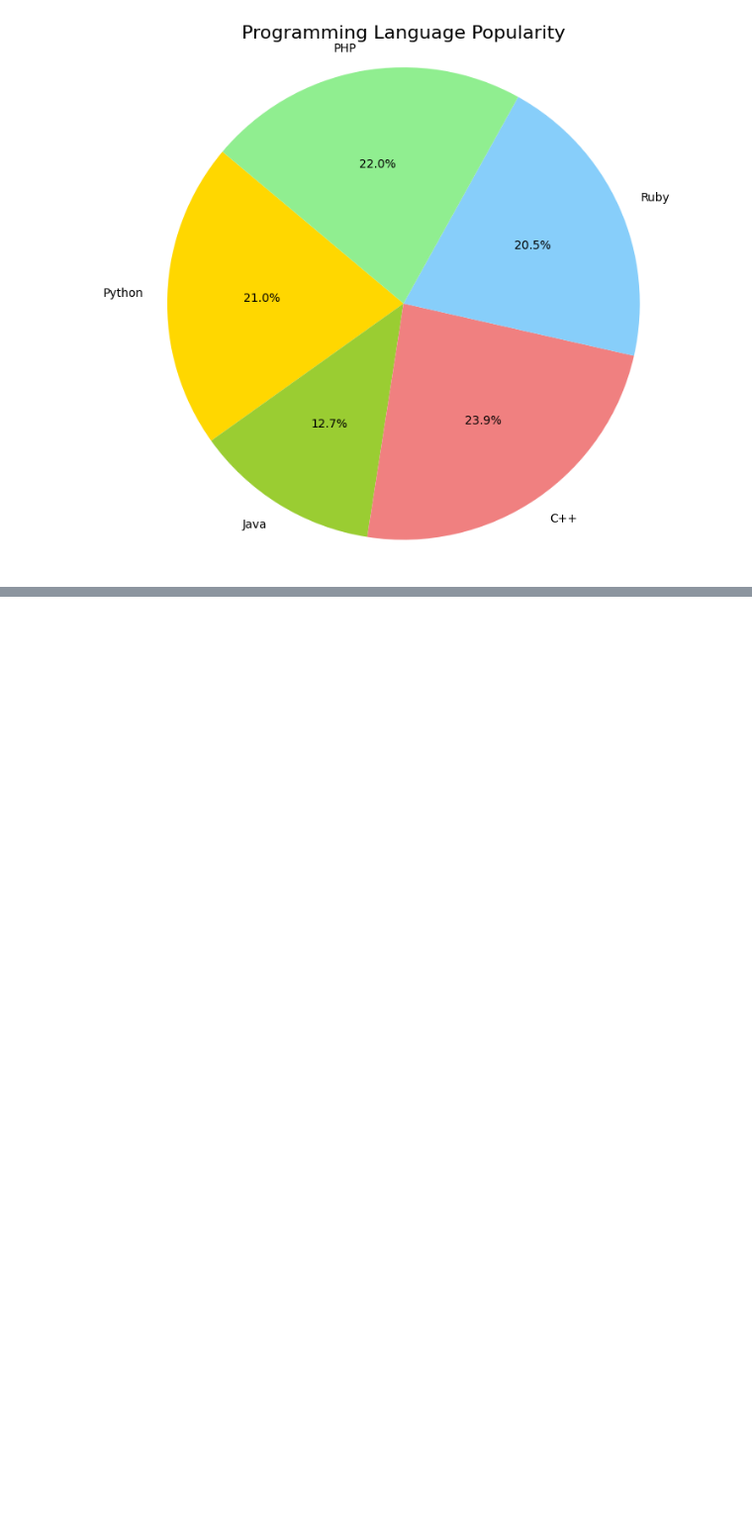
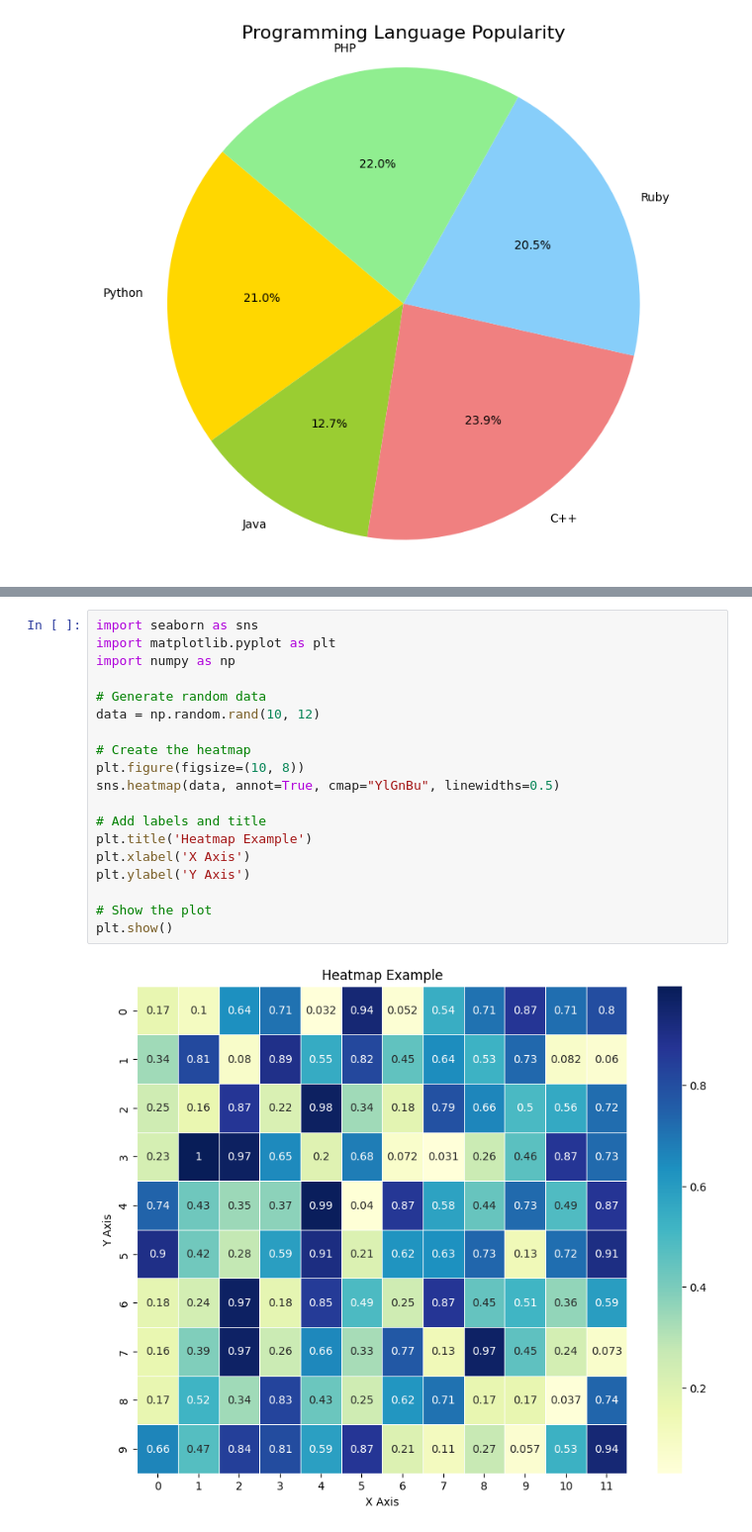
Before and after one commit to cruvss/2D-Data-Visualization, a Jupyter notebook: notebook.ipynb, the cells around one changed output, grey strips where cells are left out. Shown at 99% size. Cells and saved outputs as stored; diff of their text form; blank space fills up the shorter version.

```diff
--- a/notebook.ipynb
+++ b/notebook.ipynb
@@ -330,0 +431,21 @@ plt.show()
+# %%
+import seaborn as sns
+import matplotlib.pyplot as plt
+import numpy as np
+
+# Generate random data
+data = np.random.rand(10, 12)
+
+# Create the heatmap
+plt.figure(figsize=(10, 8))
+sns.heatmap(data, annot=True, cmap="YlGnBu", linewidths=0.5)
+
+# Add labels and title
+plt.title('Heatmap Example')
+plt.xlabel('X Axis')
+plt.ylabel('Y Axis')
+
+# Show the plot
+plt.show()
+# %% [output]
+[figure, added]
```
Also changed, not shown: parts of 11 cells of this notebook.
